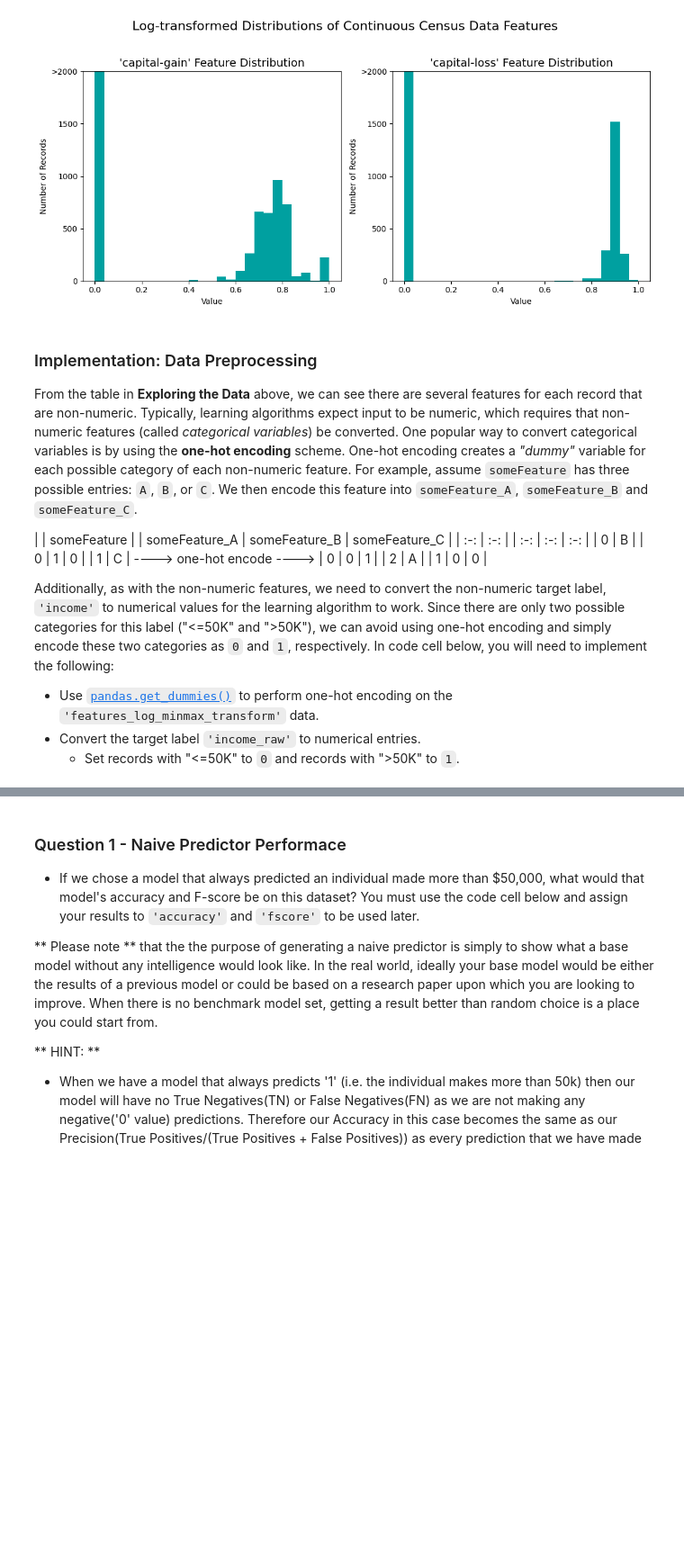
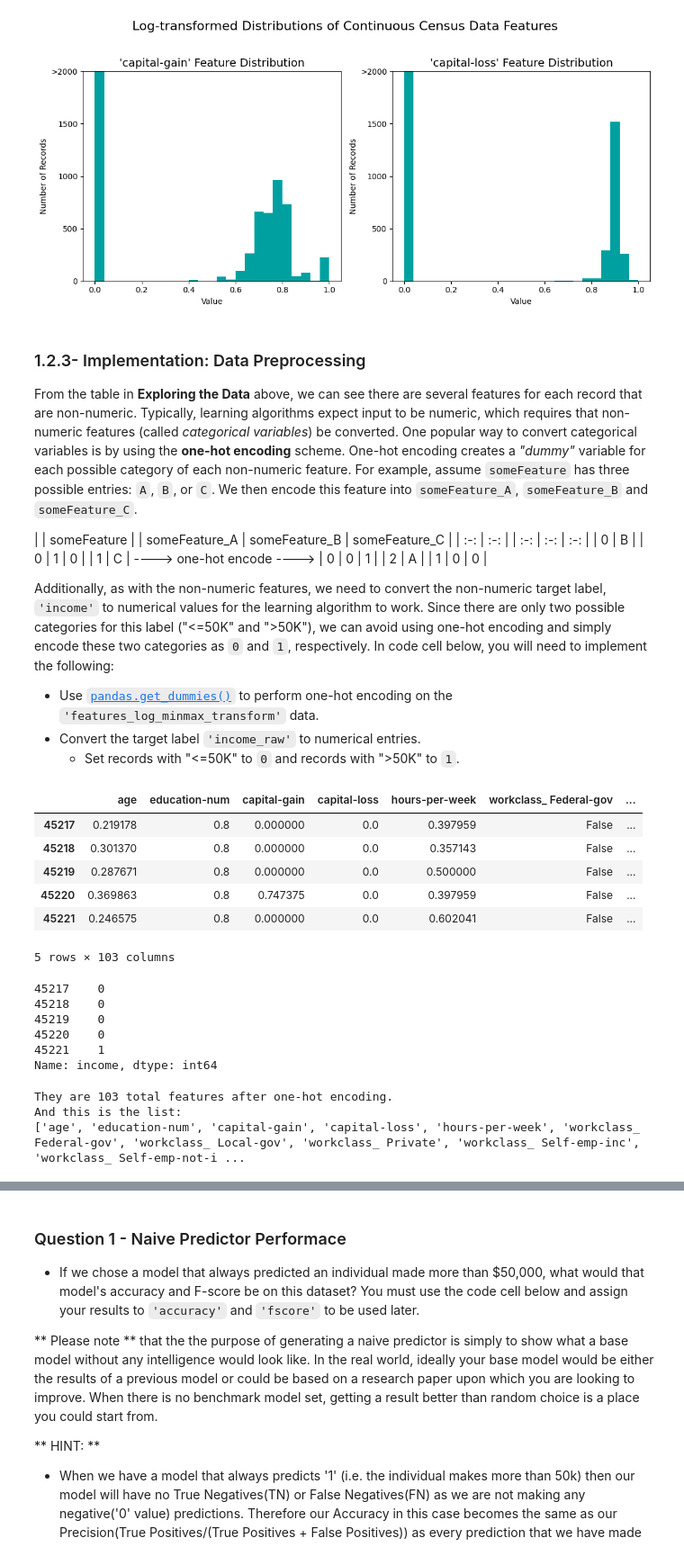
Before and after one commit to fab7/LESSONS-Supervised-Learning, a Jupyter notebook: project/finding_donors.ipynb, the cells around one changed output, grey strips where cells are left out. Shown at 90% size. Saved outputs shown, nothing was run; the diff lists cells and outputs as text; code cells hidden in the pictures; blank space fills up the shorter version.

```diff
--- a/project/finding_donors.ipynb
+++ b/project/finding_donors.ipynb
@@ -164,7 +213,7 @@ if VERBOSE > 1:
 This is the new distribution of 'capital-gain' and 'capital-loss' after applying 'MinMaxScaler' normalization.
 [figure]
 # %% [markdown]
-### Implementation: Data Preprocessing
+### 1.2.3- Implementation: Data Preprocessing
 
 From the table in **Exploring the Data** above, we can see there are several features for each record that are non-numeric. Typically, learning algorithms expect input to be numeric, which requires that non-numeric features (called *categorical variables*) be converted. One popular way to convert categorical variables is by using the **one-hot encoding** scheme. One-hot encoding creates a _"dummy"_ variable for each possible category of each non-numeric feature. For example, assume `someFeature` has three possible entries: `A`, `B`, or `C`. We then encode this feature into `someFeature_A`, `someFeature_B` and `someFeature_C`.
 
@@ -179,16 +228,38 @@ Additionally, as with the non-numeric features, we need to convert the non-numer
  - Convert the target label `'income_raw'` to numerical entries.
    - Set records with "<=50K" to `0` and records with ">50K" to `1`.
 # %%
-# TODO: One-hot encode the 'features_log_minmax_transform' data using pandas.get_dummies()
-features_final = None
+# One-hot encode the 'features_log_minmax_transform' data using pandas.get_dummies()
+features_final = features = pd.get_dummies(features_log_minmax_transform)
+if VERBOSE > 1:
+    display(features_final.tail(5))
 
-# TODO: Encode the 'income_raw' data to numerical values
-income = None
+# Encode the 'income_raw' data to numerical values
+income = income_raw.map({'<=50K':0, '>50K':1})
+if VERBOSE > 1:
+    display(income.tail(5))
 
 # Print the number of features after one-hot encoding
 encoded = list(features_final.columns)
-print("{} total features after one-hot encoding.".format(len(encoded)))
+print("They are {} total features after one-hot encoding.".format(len(encoded)))
 
-# Uncomment the following line to see the encoded feature names
-# print(encoded)
+if VERBOSE:
+    # Uncomment the following line to see the encoded feature names
+    print(f"And this is the list: \n{encoded}" )
+# %% [output]
+|  | age | education-num | capital-gain | capital-loss | hours-per-week | workclass_ Federal-gov | ... |
+| 45217 | 0.219178 | 0.8 | 0.000000 | 0.0 | 0.397959 | False | ... |
+| 45218 | 0.301370 | 0.8 | 0.000000 | 0.0 | 0.357143 | False | ... |
+| 45219 | 0.287671 | 0.8 | 0.000000 | 0.0 | 0.500000 | False | ... |
+| 45220 | 0.369863 | 0.8 | 0.747375 | 0.0 | 0.397959 | False | ... |
+| 45221 | 0.246575 | 0.8 | 0.000000 | 0.0 | 0.602041 | False | ... |
+5 rows × 103 columns
+45217    0
+45218    0
+45219    0
+45220    0
+45221    1
+Name: income, dtype: int64
+They are 103 total features after one-hot encoding.
+And this is the list:
+['age', 'education-num', 'capital-gain', 'capital-loss', 'hours-per-week', 'workclass_ Federal-gov', 'workclass_ Local-gov', 'workclass_ Private', 'workclass_ Self-emp-inc', 'workclass_ Self-emp-not-i ...
 # %% [markdown]
```
Also changed, not shown: parts of 22 cells of this notebook.
